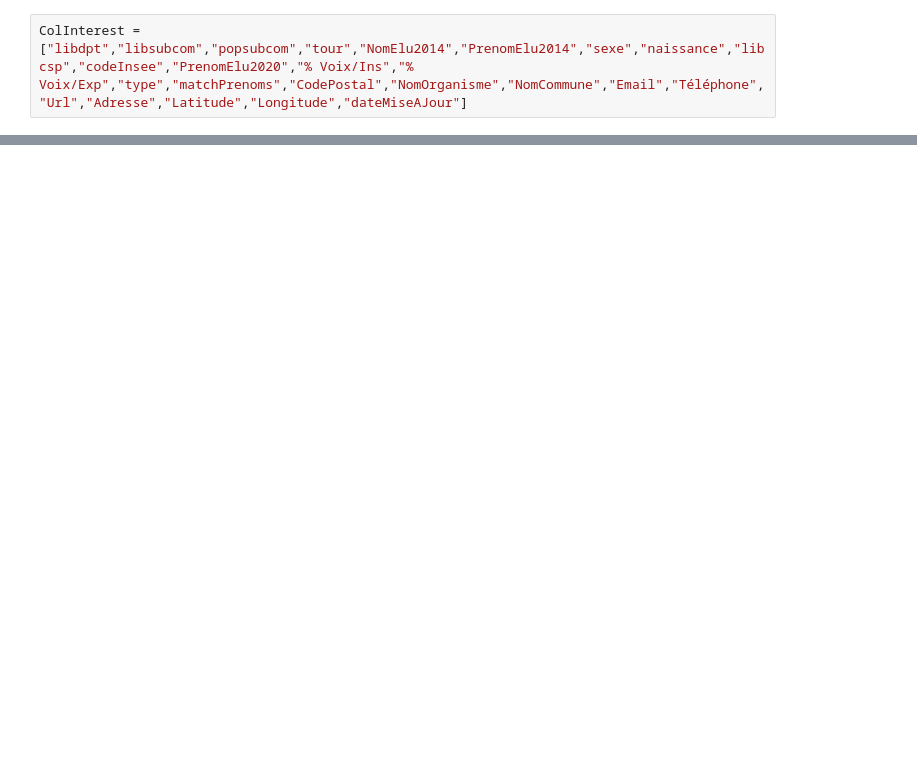
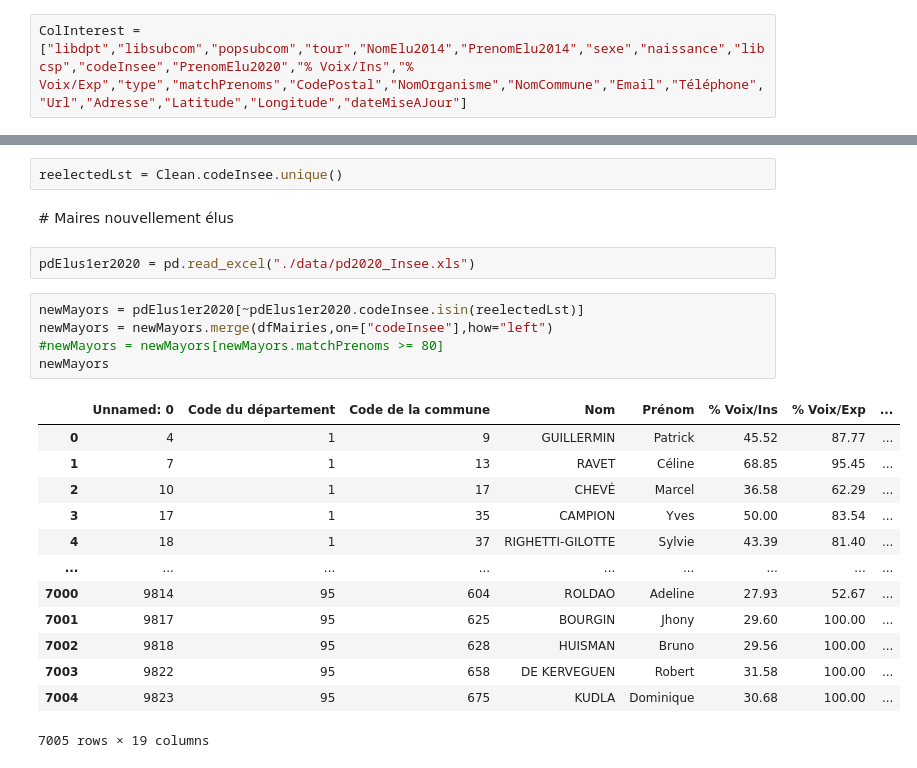
Before and after one commit to kelu124/reelections2020, a Jupyter notebook: 20200406-Contacts.ipynb, the cells around one changed output, grey strips where cells are left out. Saved outputs shown, nothing was run; the diff lists cells and outputs as text; blank space fills up the shorter version.

Commit message:
Maires nouvellement élus

```diff
--- a/20200406-Contacts.ipynb
+++ b/20200406-Contacts.ipynb
@@ -45,0 +62,25 @@ Clean
+# %%
+reelectedLst = Clean.codeInsee.unique()
+# %% [markdown]
+# Maires nouvellement élus
+# %%
+pdElus1er2020 = pd.read_excel("./data/pd2020_Insee.xls")
+# %%
+newMayors = pdElus1er2020[~pdElus1er2020.codeInsee.isin(reelectedLst)]
+newMayors = newMayors.merge(dfMairies,on=["codeInsee"],how="left")
+#newMayors = newMayors[newMayors.matchPrenoms >= 80]
+newMayors
+# %% [output]
+|  | Unnamed: 0 | Code du département | Code de la commune | Nom | Prénom | % Voix/Ins | % Voix/Exp | ... |
+| 0 | 4 | 1 | 9 | GUILLERMIN | Patrick | 45.52 | 87.77 | ... |
+| 1 | 7 | 1 | 13 | RAVET | Céline | 68.85 | 95.45 | ... |
+| 2 | 10 | 1 | 17 | CHEVÉ | Marcel | 36.58 | 62.29 | ... |
+| 3 | 17 | 1 | 35 | CAMPION | Yves | 50.00 | 83.54 | ... |
+| 4 | 18 | 1 | 37 | RIGHETTI-GILOTTE | Sylvie | 43.39 | 81.40 | ... |
+| ... | ... | ... | ... | ... | ... | ... | ... | ... |
+| 7000 | 9814 | 95 | 604 | ROLDAO | Adeline | 27.93 | 52.67 | ... |
+| 7001 | 9817 | 95 | 625 | BOURGIN | Jhony | 29.60 | 100.00 | ... |
+| 7002 | 9818 | 95 | 628 | HUISMAN | Bruno | 29.56 | 100.00 | ... |
+| 7003 | 9822 | 95 | 658 | DE KERVEGUEN | Robert | 31.58 | 100.00 | ... |
+| 7004 | 9823 | 95 | 675 | KUDLA | Dominique | 30.68 | 100.00 | ... |
+7005 rows × 19 columns
```
Also changed, not shown: parts of 5 cells of this notebook, 2 other files.
